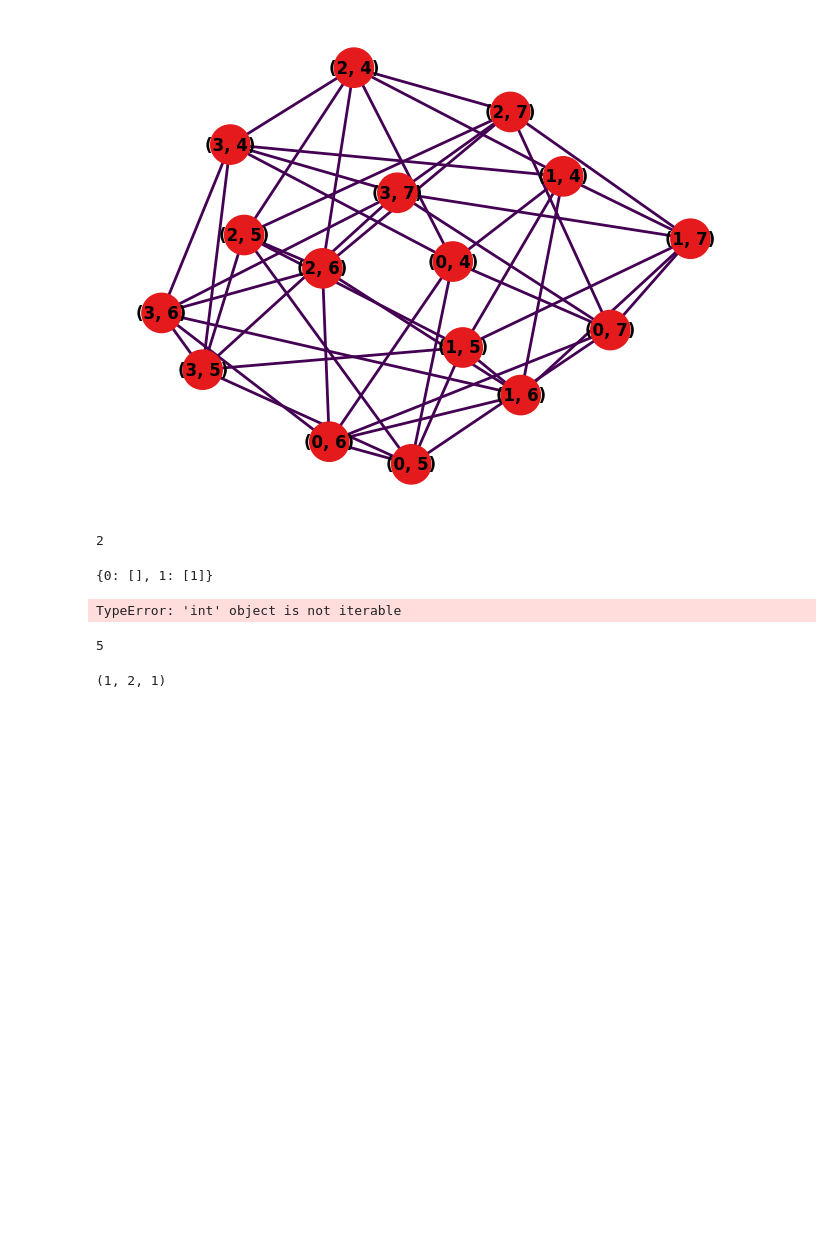
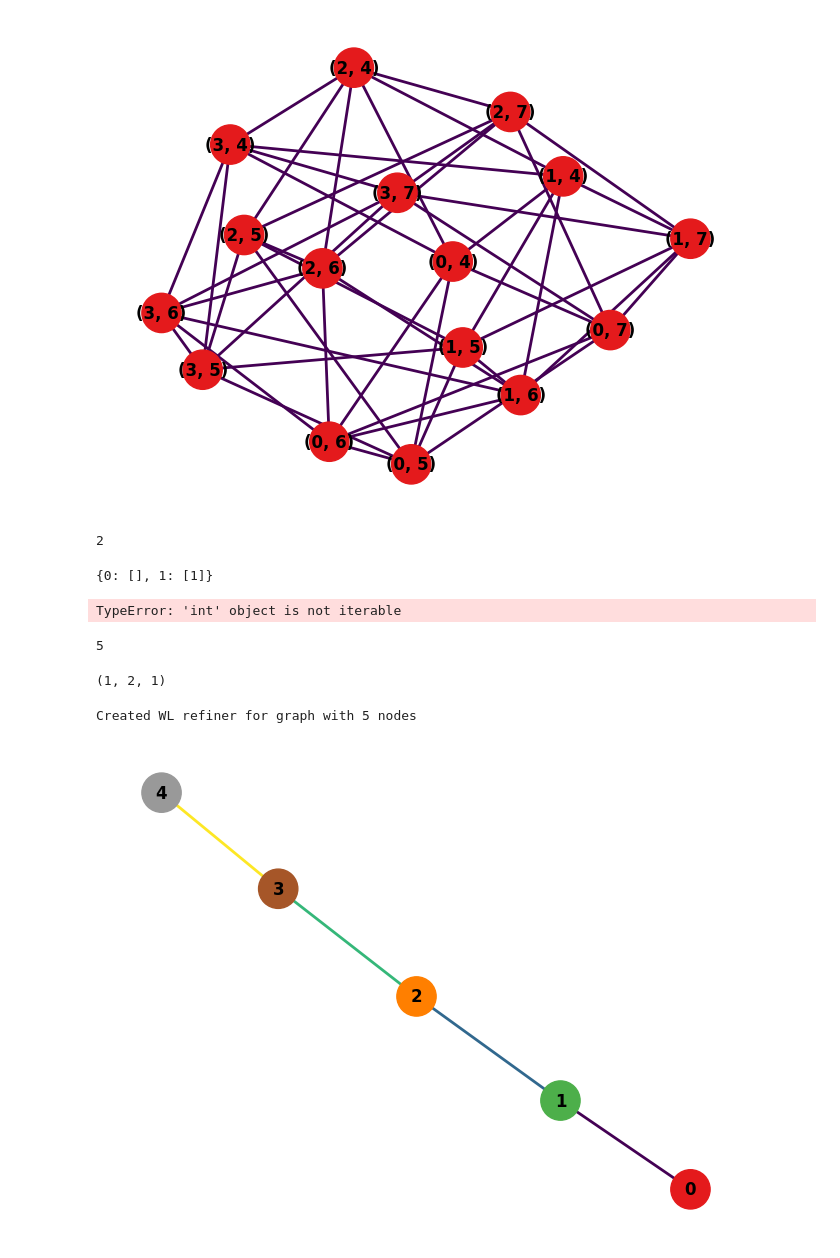
Before and after one commit to PrajwalNeupane/graph-isomorphism, a Jupyter notebook: wl-color-refinement/experiments/wl-alg.ipynb, the cells around one changed output. Drawn from its saved outputs; the diff is of its cells as text; code cells hidden in the pictures; blank space fills up the shorter version.

```diff
--- a/wl-color-refinement/experiments/wl-alg.ipynb
+++ b/wl-color-refinement/experiments/wl-alg.ipynb
@@ -176,3 +176,47 @@ TypeError: 'int' object is not iterable
 # %%
 # %% [output]
 (1, 2, 1)
+# %%
+class WLRefinement:
+    def __init__(self, G):
+        self.G = G
+        print(f"Created WL refiner for graph with {len(G.nodes())} nodes")
+
+    def node_coloring(self, c):
+        nodes = list(self.G.nodes())
+        for i in range(len(nodes)):
+            self.G.nodes[nodes[i]]['color'] = c[i]
+        return self.G
+
+    def edge_coloring(self, c):
+        edges = list(self.G.edges())
+        for i in range(len(edges)):
+            self.G.edges[edges[i]]['color'] = c[i]
+        return self.G
+
+    def view_graph(self):
+        c_v = [self.G.nodes[node]['color'] for node in self.G.nodes]
+        c_e = [self.G.edges[edge]['color'] for edge in self.G.edges]
+        nx.draw(
+        self.G,
+        with_labels=True,
+        node_color=c_v,
+        edge_color=c_e,
+        cmap=plt.cm.Set1,
+        node_size=800,
+        width=2,
+        font_weight='bold'
+        )
+
+n=5
+g = nx.path_graph(n)
+cv = np.arange(n)
+ce = np.arange(n-1)
+wl = WLRefinement(g)
+
+wl.node_coloring(cv)
+wl.edge_coloring(ce)
+wl.view_graph()
+# %% [output]
+Created WL refiner for graph with 5 nodes
+[figure, added]
```
